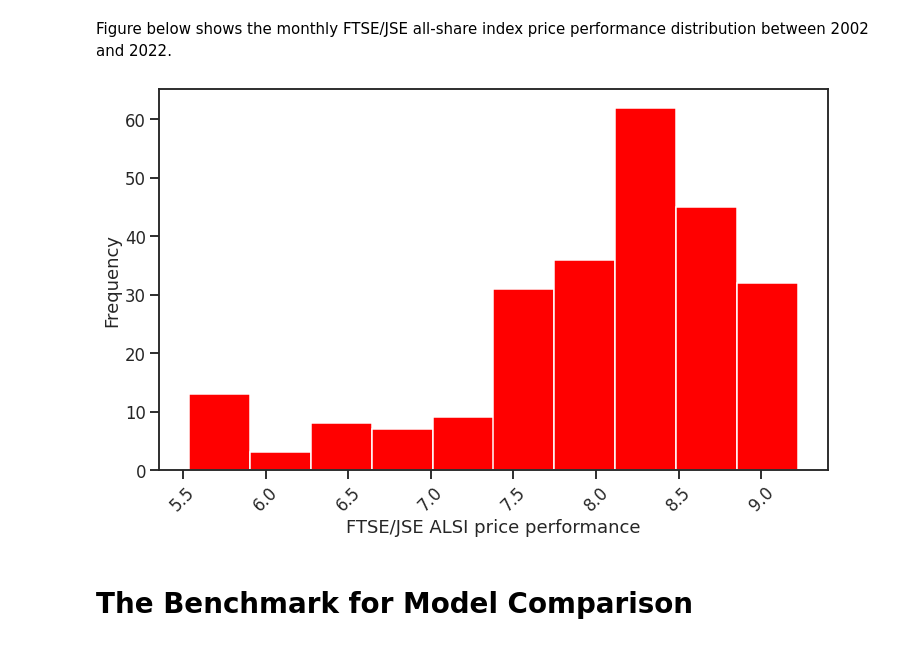
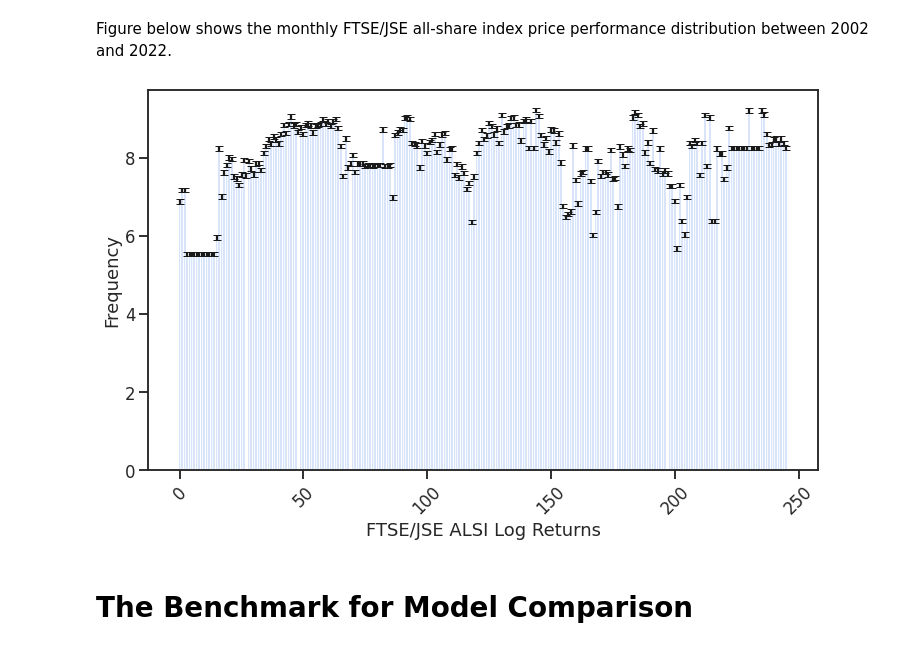
Before and after one commit to tshepochris/mastersproject, a Jupyter notebook: mastersproject.ipynb, the cells around one changed output. Cells and saved outputs as stored; diff of their text form; code cells hidden in the pictures.

```diff
--- a/mastersproject.ipynb
+++ b/mastersproject.ipynb
@@ -446,14 +441,20 @@ plt.show() # show the FTSE/JSE all-index return series
 # %% [markdown]
 Figure below shows the monthly FTSE/JSE all-share index price performance distribution between 2002 and 2022.
 # %%
-sa_macroeconomic_final_dataset["J203 - Alsi Value_diff"].hist(color = "red")
+std_errors = np.std(sa_macroeconomic_final_dataset["J203 - Alsi Value_diff"], ddof=1) / np.sqrt(len(sa_macroeconomic_final_dataset["J203 - Alsi Value_diff"]))
+
+fig = plt.figure()
+plt.bar(x=np.arange(len(sa_macroeconomic_final_dataset["J203 - Alsi Value_diff"])), #x-coordinates of bars
+       height=sa_macroeconomic_final_dataset["J203 - Alsi Value_diff"], #height of bars
+       yerr=std_errors, #error bar width
+       capsize=4, color="cornflowerblue")
 plt.grid(False)
 plt.xticks(rotation = 45)
 plt.ylabel("Frequency")
-plt.xlabel("FTSE/JSE ALSI price performance")
+plt.xlabel("FTSE/JSE ALSI Log Returns")
 plt.show() # show the FTSE/JSE all-share time series distribution
 # %% [output]
-[figure, old version]
+[figure, new version]
 # %% [markdown]
 # The Benchmark for Model Comparison
 # %% [markdown]
```
Also changed, not shown: parts of 34 cells of this notebook.
